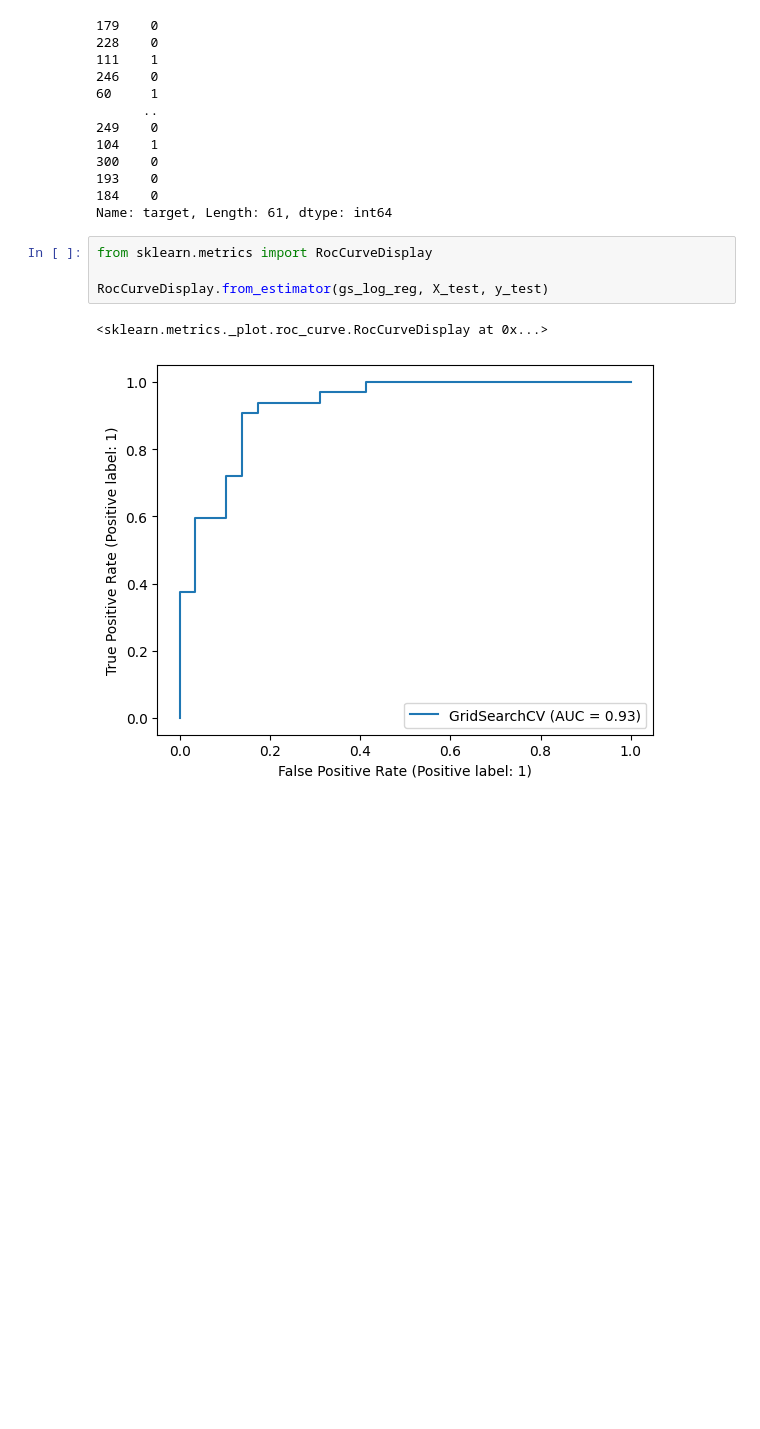
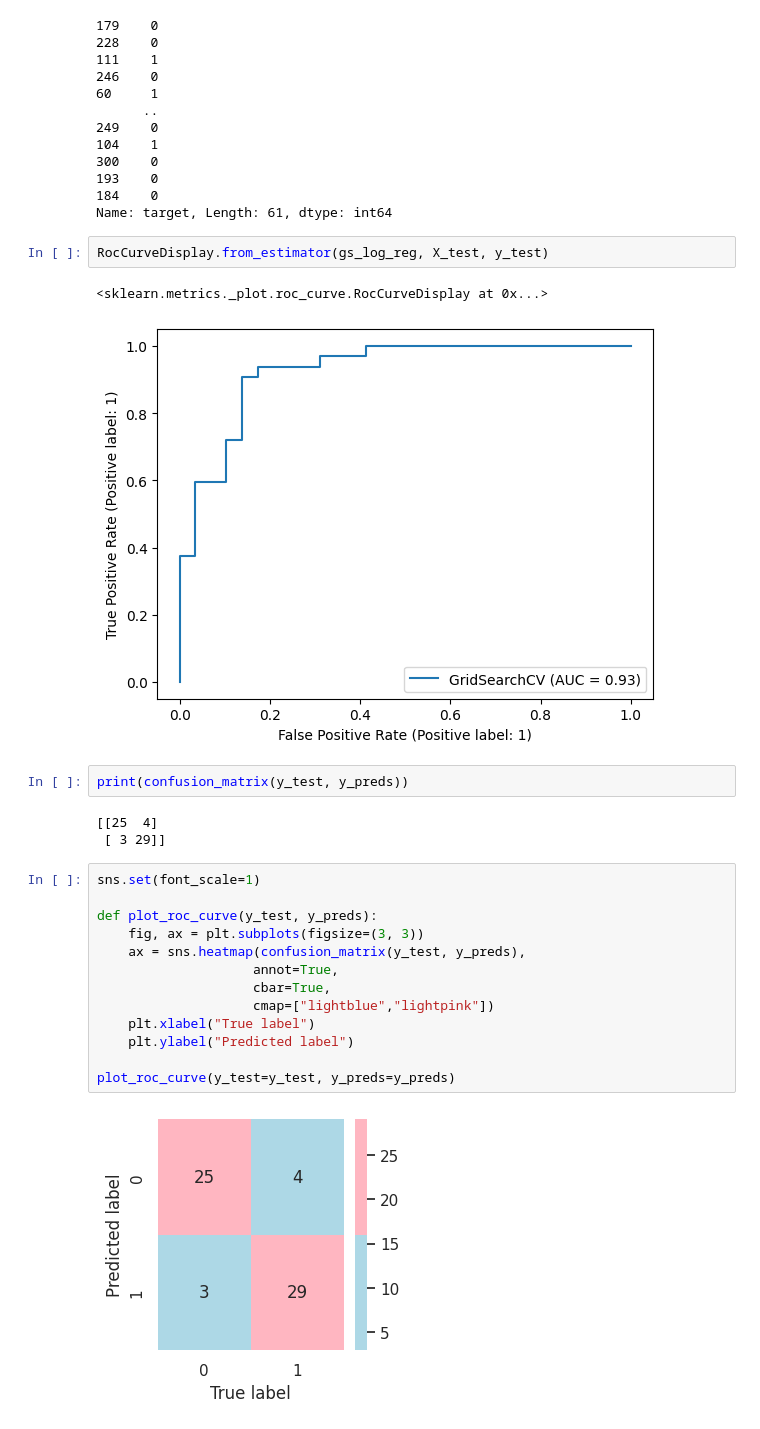
Before and after one commit to Hirushaashinshana/machineLearning, a Jupyter notebook: Scikit_Learn/Project/project_01/index.ipynb, the cells around one changed output. Saved outputs shown, nothing was run; the diff lists cells and outputs as text; blank space fills up the shorter version.

```diff
--- a/Scikit_Learn/Project/project_01/index.ipynb
+++ b/Scikit_Learn/Project/project_01/index.ipynb
@@ -625,9 +625,27 @@ y_test
 184    0
 Name: target, Length: 61, dtype: int64
 # %%
-from sklearn.metrics import RocCurveDisplay
-
 RocCurveDisplay.from_estimator(gs_log_reg, X_test, y_test)
 # %% [output]
 <sklearn.metrics._plot.roc_curve.RocCurveDisplay at 0x...>
 [figure]
+# %%
+print(confusion_matrix(y_test, y_preds))
+# %% [output]
+[[25  4]
+ [ 3 29]]
+# %%
+sns.set(font_scale=1)
+
+def plot_roc_curve(y_test, y_preds):
+    fig, ax = plt.subplots(figsize=(3, 3))
+    ax = sns.heatmap(confusion_matrix(y_test, y_preds),
+                    annot=True,
+                    cbar=True,
+                    cmap=["lightblue","lightpink"])
+    plt.xlabel("True label")
+    plt.ylabel("Predicted label")
+
+plot_roc_curve(y_test=y_test, y_preds=y_preds)
+# %% [output]
+[figure, added]
```
Also changed, not shown: parts of 1 cell of this notebook.
